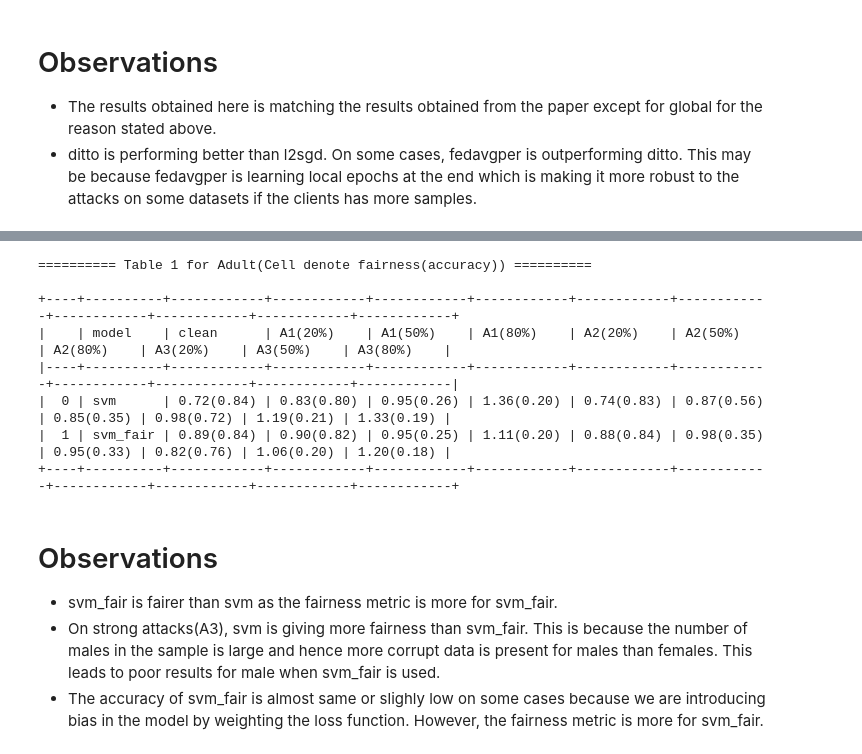
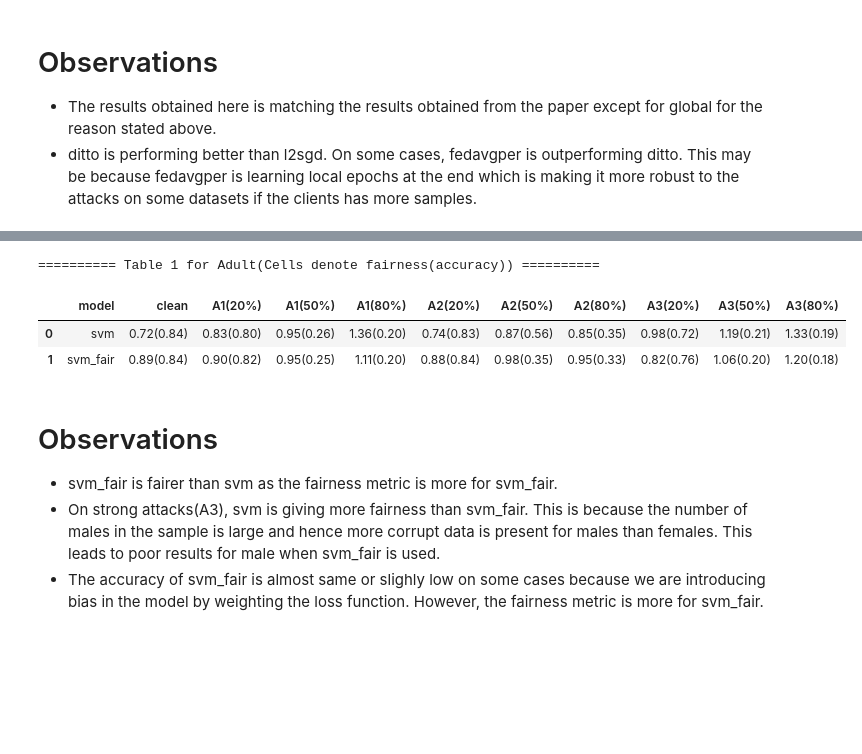
Before and after one commit to khan-shahnawaz/FederatedLearning, a Jupyter notebook: observations.ipynb, the cells around one changed output, grey strips where cells are left out. Saved outputs shown, nothing was run; the diff lists cells and outputs as text; code cells hidden in the pictures; blank space fills up the shorter version.

```diff
--- a/observations.ipynb
+++ b/observations.ipynb
@@ -282,37 +269,33 @@ def get_accuracy_variance_tpr(filename):
 # %%
 '''3). Table 1: Table for tpr rates for adult dataset on SVM and SVM_fair'''
 models = ['svm', 'svm_fair']
 method='ditto'
 adversaries = [1,2,3]
 ratios = [0.2, 0.5, 0.8]
 table_data = [
     ['model', 'clean', 'A1(20%)', 'A1(50%)', 'A1(80%)', 'A2(20%)', 'A2(50%)', 'A2(80%)', 'A3(20%)', 'A3(50%)', 'A3(80%)']
 ]
 for model in models:
     filename = 'Ques3/results/' + method + '_adult' + '_1_0_'+model+'.txt'
     accuracy, variance, male_tpr, female_tpr = get_accuracy_variance_tpr(filename)
     row = [model]
     row.append('{:.2f}({:.2f})'.format(female_tpr/male_tpr, accuracy))
     for adversary in adversaries:
         for ratio in ratios:
             filename = 'Ques3/results/' + method + '_adult_' + str(adversary) + '_' + str(ratio) + '_' + model + '.txt'
             accuracy, variance, male_tpr, female_tpr = get_accuracy_variance_tpr(filename)
             row.append('{:.2f}({:.2f})'.format(female_tpr/male_tpr, accuracy))
     table_data.append(row)
 table_name = 'Table 1 for Adult(Cells denote fairness(accuracy))'
 pd_dataframe = pd.DataFrame(table_data[1:], columns=table_data[0])
-table_output = tabulate(pd_dataframe, headers='keys', tablefmt='psql')
 print(f"{'=' * 10} {table_name} {'=' * 10}\n")
-print(table_output)
+
+pd_dataframe
 # %% [output]
-========== Table 1 for Adult(Cell denote fairness(accuracy)) ==========
-
-+----+----------+------------+------------+------------+------------+------------+------------+------------+------------+------------+------------+
-|    | model    | clean      | A1(20%)    | A1(50%)    | A1(80%)    | A2(20%)    | A2(50%)    | A2(80%)    | A3(20%)    | A3(50%)    | A3(80%)    |
-|----+----------+------------+------------+------------+------------+------------+------------+------------+------------+------------+------------|
-|  0 | svm      | 0.72(0.84) | 0.83(0.80) | 0.95(0.26) | 1.36(0.20) | 0.74(0.83) | 0.87(0.56) | 0.85(0.35) | 0.98(0.72) | 1.19(0.21) | 1.33(0.19) |
-|  1 | svm_fair | 0.89(0.84) | 0.90(0.82) | 0.95(0.25) | 1.11(0.20) | 0.88(0.84) | 0.98(0.35) | 0.95(0.33) | 0.82(0.76) | 1.06(0.20) | 1.20(0.18) |
-+----+----------+------------+------------+------------+------------+------------+------------+------------+------------+------------+------------+
+========== Table 1 for Adult(Cells denote fairness(accuracy)) ==========
+|  | model | clean | A1(20%) | A1(50%) | A1(80%) | A2(20%) | A2(50%) | A2(80%) | A3(20%) | A3(50%) | A3(80%) |
+| 0 | svm | 0.72(0.84) | 0.83(0.80) | 0.95(0.26) | 1.36(0.20) | 0.74(0.83) | 0.87(0.56) | 0.85(0.35) | 0.98(0.72) | 1.19(0.21) | 1.33(0.19) |
+| 1 | svm_fair | 0.89(0.84) | 0.90(0.82) | 0.95(0.25) | 1.11(0.20) | 0.88(0.84) | 0.98(0.35) | 0.95(0.33) | 0.82(0.76) | 1.06(0.20) | 1.20(0.18) |
 # %% [markdown]
 # Observations
 - svm_fair is fairer than svm as the fairness metric is more for svm_fair.
```
Also changed, not shown: parts of 12 cells of this notebook, 28 other files.
